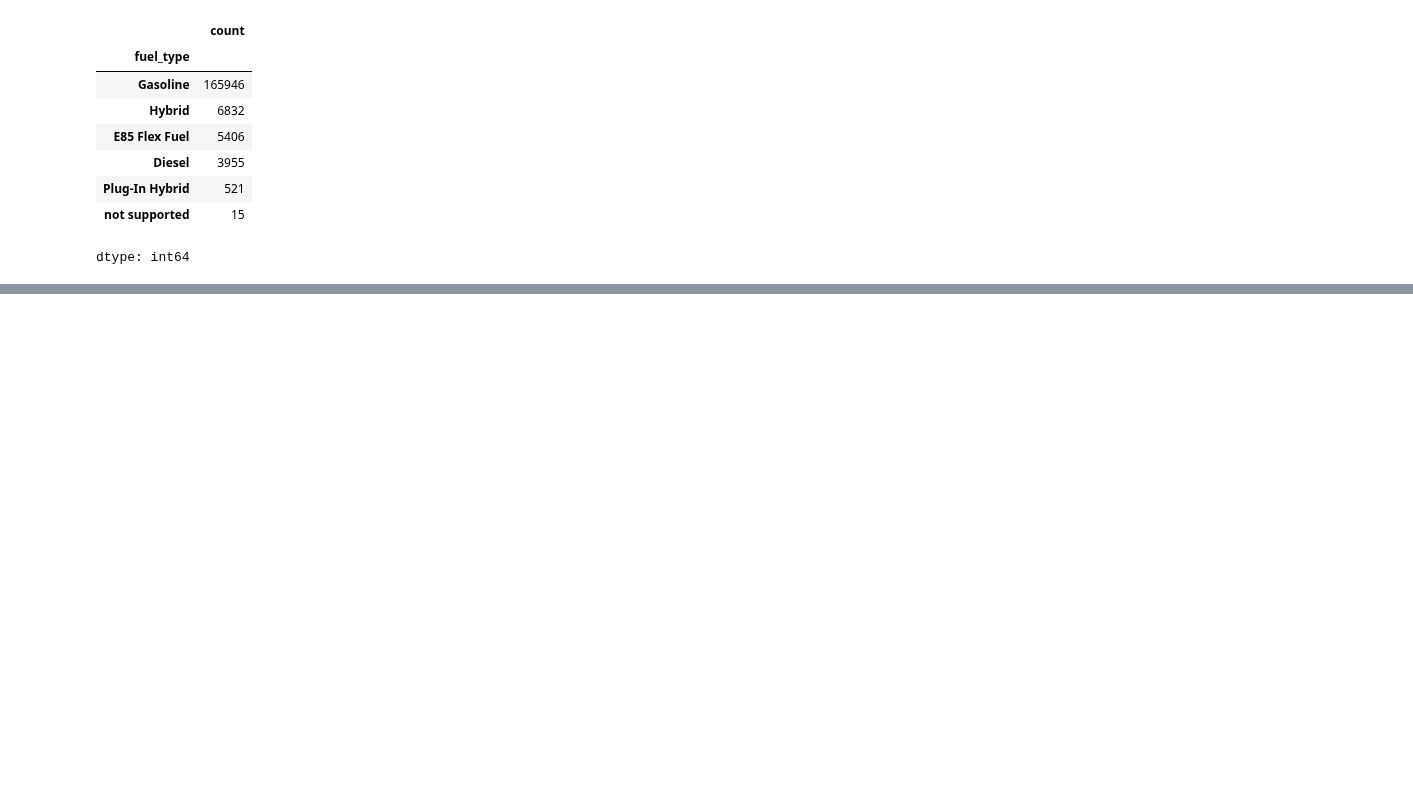
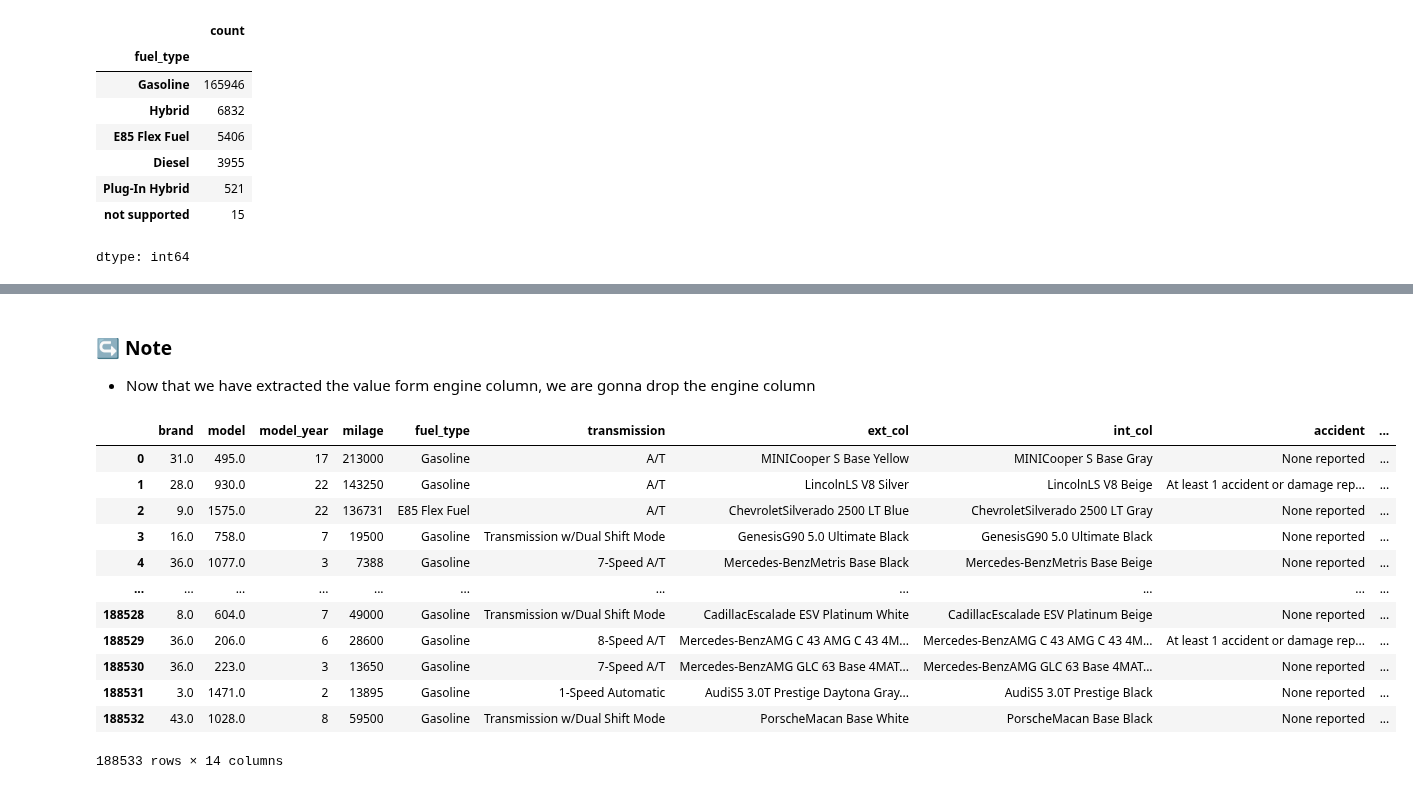
Before and after one commit to subramanya4shenoy/MachineLearningNbs, a Jupyter notebook: kaggle/playground_series_s4e9.ipynb, the cells around one changed output, grey strips where cells are left out. Drawn from its saved outputs; the diff is of its cells as text; code cells hidden in the pictures; blank space fills up the shorter version.

```diff
--- a/kaggle/playground_series_s4e9.ipynb
+++ b/kaggle/playground_series_s4e9.ipynb
@@ -121,3 +117,12 @@ train_df['brand'] = ordinalEncoder.fit_transform(train_df[['brand']])
+# %%
+train_df = train.copy()
+#0 TRANFORMATION
+# before we transfer the 'brand' and 'model' will link this to ext and int color so that they can be ordinal encoded based on the model and brand
+train_df['ext_col'] = train_df['brand'] + train_df['model'] + ' ' + train_df['ext_col']
+train_df['int_col'] = train_df['brand'] + train_df['model'] + ' ' + train_df['int_col']
+
+#1 TRANSFORMATION
+train_df['brand'] = ordinalEncoder.fit_transform(train_df[['brand']])
 # %%
 #scatter plot price vs brand
 sns.scatterplot(data=train_df, x='brand', y='price')
@@ -296,0 +321,23 @@ dtype: int64
+# %% [markdown]
+### ↪ Note
+
+*   Now that we have extracted the value form engine column, we are gonna drop the engine column
+# %%
+# 6 TRANSFORMATION
+train_df.drop('engine', axis=1, inplace=True)
+# %%
+train_df
+# %% [output]
+|  | brand | model | model_year | milage | fuel_type | transmission | ext_col | int_col | accident | ... |
+| 0 | 31.0 | 495.0 | 17 | 213000 | Gasoline | A/T | MINICooper S Base Yellow | MINICooper S Base Gray | None reported | ... |
+| 1 | 28.0 | 930.0 | 22 | 143250 | Gasoline | A/T | LincolnLS V8 Silver | LincolnLS V8 Beige | At least 1 accident or damage rep... | ... |
+| 2 | 9.0 | 1575.0 | 22 | 136731 | E85 Flex Fuel | A/T | ChevroletSilverado 2500 LT Blue | ChevroletSilverado 2500 LT Gray | None reported | ... |
+| 3 | 16.0 | 758.0 | 7 | 19500 | Gasoline | Transmission w/Dual Shift Mode | GenesisG90 5.0 Ultimate Black | GenesisG90 5.0 Ultimate Black | None reported | ... |
+| 4 | 36.0 | 1077.0 | 3 | 7388 | Gasoline | 7-Speed A/T | Mercedes-BenzMetris Base Black | Mercedes-BenzMetris Base Beige | None reported | ... |
+| ... | ... | ... | ... | ... | ... | ... | ... | ... | ... | ... |
+| 188528 | 8.0 | 604.0 | 7 | 49000 | Gasoline | Transmission w/Dual Shift Mode | CadillacEscalade ESV Platinum White | CadillacEscalade ESV Platinum Beige | None reported | ... |
+| 188529 | 36.0 | 206.0 | 6 | 28600 | Gasoline | 8-Speed A/T | Mercedes-BenzAMG C 43 AMG C 43 4M... | Mercedes-BenzAMG C 43 AMG C 43 4M... | At least 1 accident or damage rep... | ... |
+| 188530 | 36.0 | 223.0 | 3 | 13650 | Gasoline | 7-Speed A/T | Mercedes-BenzAMG GLC 63 Base 4MAT... | Mercedes-BenzAMG GLC 63 Base 4MAT... | None reported | ... |
+| 188531 | 3.0 | 1471.0 | 2 | 13895 | Gasoline | 1-Speed Automatic | AudiS5 3.0T Prestige Daytona Gray... | AudiS5 3.0T Prestige Black | None reported | ... |
+| 188532 | 43.0 | 1028.0 | 8 | 59500 | Gasoline | Transmission w/Dual Shift Mode | PorscheMacan Base White | PorscheMacan Base Black | None reported | ... |
+188533 rows × 14 columns
```
Also changed, not shown: parts of 34 cells of this notebook.
